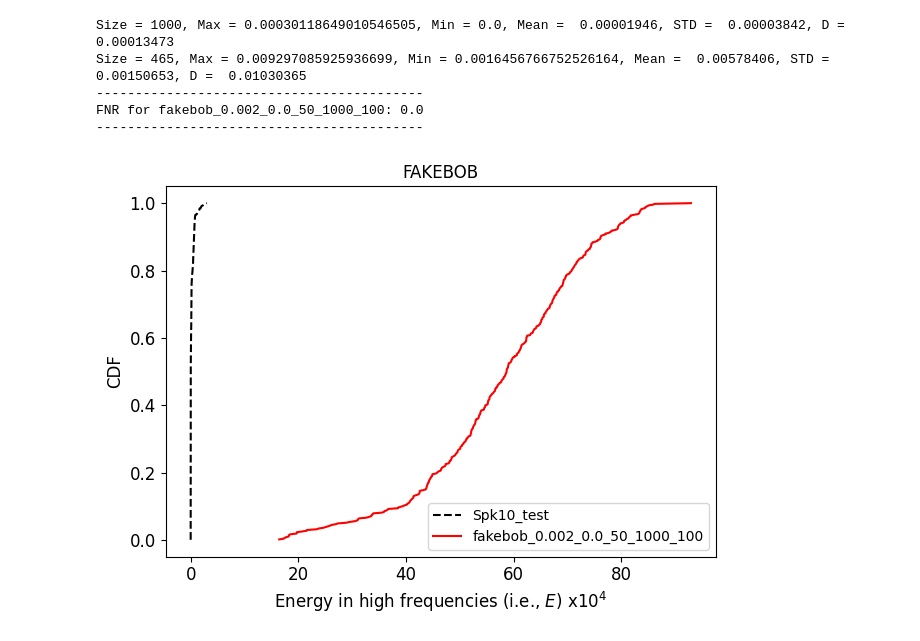
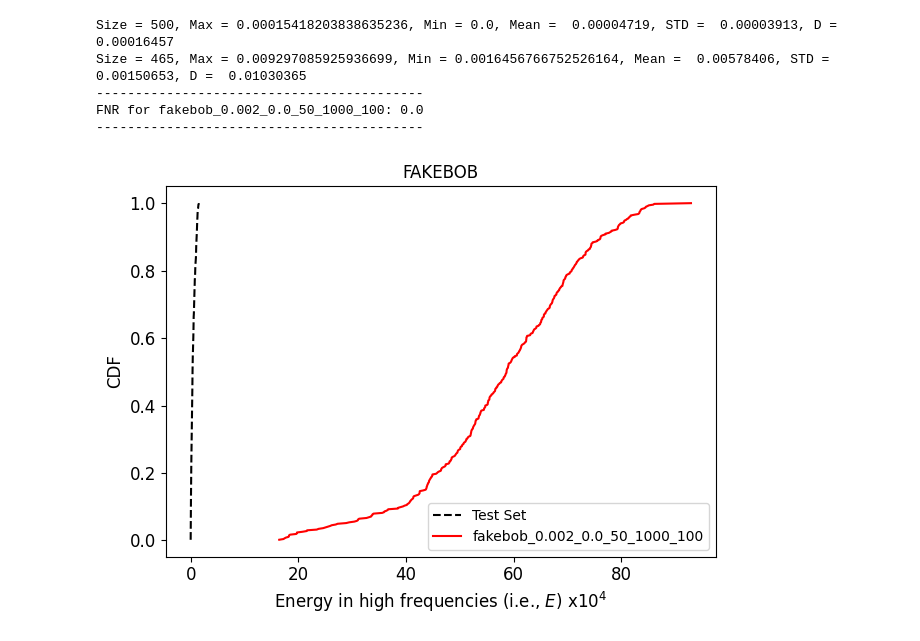
Before and after one commit to sanchitd9/speakerguard, a Jupyter notebook: sanchit/cdf_experiments.ipynb, the cells around one changed output. Drawn from its saved outputs; the diff is of its cells as text; code cells hidden in the pictures.

```diff
--- a/sanchit/cdf_experiments.ipynb
+++ b/sanchit/cdf_experiments.ipynb
@@ -43,7 +43,7 @@ def preprocess(detections):
 # %%
 def plot_cdf_adversarial_audio(original_detections, adversarial_detections, attack_name):
   original_index, original_results, threshold = preprocess(original_detections)
-  plt.plot(original_results, original_index, "k--", label="Spk10_test")
+  plt.plot(original_results, original_index, "k--", label="Test Set")
 
   i = 0
   colors = ["red", "blue", "green", "black", "yellow", "lime", "pink", "gold", "olive", "skyblue", "thistle"]
@@ -72,12 +72,12 @@ def plot_cdf_adversarial_audio(original_detections, adversarial_detections, atta
     os.makedirs("./plots")
 # %%
 # Original Audios
-original_files = os.listdir(os.path.join("output", "original"))
+original_files = os.listdir(os.path.join("output", "fakebob_repo"))
 
 original_data = {}
 combined_data = []
 for x in original_files:
-  with open(f"output/original/{x}", "br") as f:
+  with open(f"output/fakebob_repo/{x}", "br") as f:
     temp = pickle.load(f)
     temp.sort()
     original_data[x.split(".pickle")[0]] = temp
@@ -116,18 +116,18 @@ FPR for Spk10_test: 2.8000000000000003
 # %%
 # FAKEBOB Attack
 fakebob_files = os.listdir("output/fakebob_new/")
 fakebob_data = {}
 for x in fakebob_files:
   with open(f"output/fakebob_new/{x}", "br") as f:
     temp = pickle.load(f)
     temp.sort()
     fakebob_data[x.split(".pickle")[0]] = temp
 
-plot_cdf_adversarial_audio(original_data["spk10test"], fakebob_data, "FAKEBOB")
+plot_cdf_adversarial_audio(original_data["test-set"], fakebob_data, "FAKEBOB")
 # %% [output]
-Size = 1000, Max = 0.00030118649010546505, Min = 0.0, Mean =  0.00001946, STD =  0.00003842, D =  0.00013473
+Size = 500, Max = 0.00015418203838635236, Min = 0.0, Mean =  0.00004719, STD =  0.00003913, D =  0.00016457
 Size = 465, Max = 0.009297085925936699, Min = 0.0016456766752526164, Mean =  0.00578406, STD =  0.00150653, D =  0.01030365
 ------------------------------------------
 FNR for fakebob_0.002_0.0_50_1000_100: 0.0
 ------------------------------------------
-[figure, old version]
+[figure, new version]
```
Also changed, not shown: parts of 1 cell of this notebook, 1 other file.
